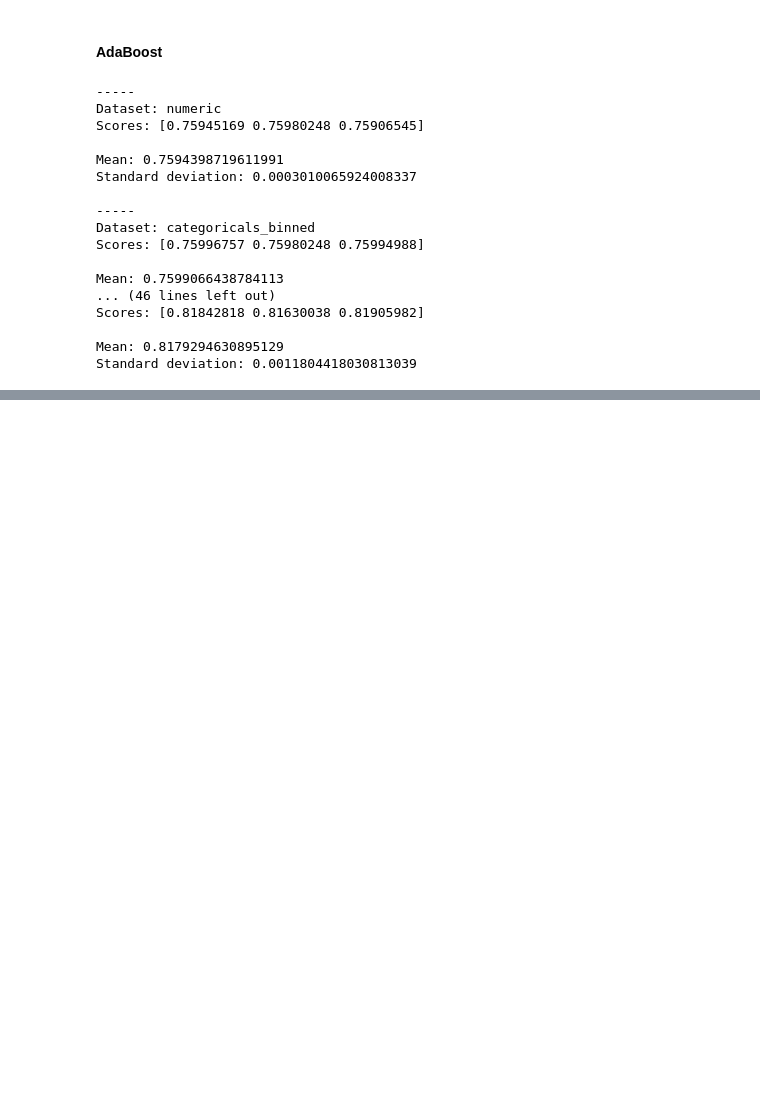
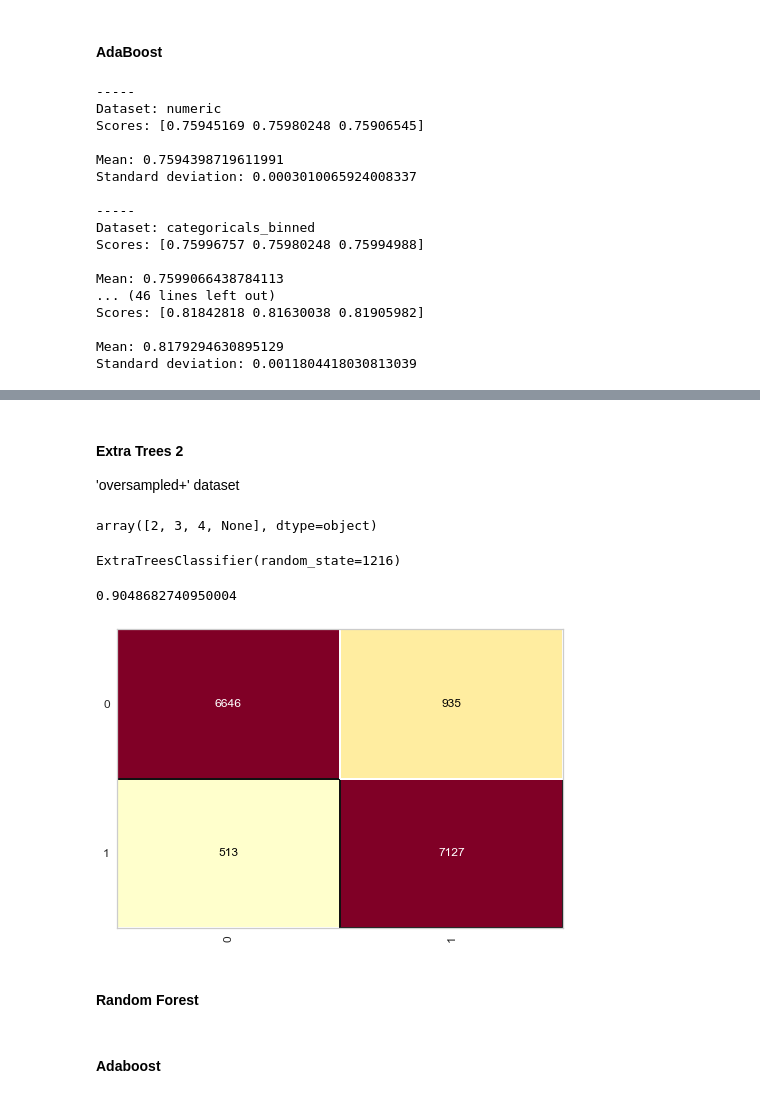
Before and after one commit to o-guilherme/IFSP-Proj-Sem2, a Jupyter notebook: Models Training.ipynb, the cells around one changed output, grey strips where cells are left out. Saved outputs shown, nothing was run; the diff lists cells and outputs as text; code cells hidden in the pictures; blank space fills up the shorter version.

```diff
--- a/Models Training.ipynb
+++ b/Models Training.ipynb
@@ -307,0 +323,26 @@ dtype: object
+# %% [markdown]
+#### Extra Trees 2
+'oversampled+' dataset
+# %%
+#Preparing the classifier
+extra_tree = ExtraTreesClassifier(random_state=1216)
+X, y = df_splitter(datasets['oversampled+'])
+X_train, X_test, y_train, y_test = train_test_split(X, y, test_size=0.2, random_state=1216)
+# %% [output]
+array([2, 3, 4, None], dtype=object)
+# %%
+#Testing the oversampled- dataset first
+extra_tree = ExtraTreesClassifier(random_state=1216)
+
+xtrees.fit(X_train,y_train)
+# %% [output]
+ExtraTreesClassifier(random_state=1216)
+# %%
+predictions = xtrees.predict(X_test)
+confusion = confusion_matrix(y_test, predictions)
+cm = ConfusionMatrix(xtrees)
+cm.fit(X_train, y_train)
+cm.score(X_test, y_test)
+# %% [output]
+0.9048682740950004
+[figure, added]
@@ -307,0 +367,4 @@ dtype: object
+# %% [markdown]
+#### Random Forest
+# %% [markdown]
+#### Adaboost
```
Also changed, not shown: parts of 24 cells of this notebook.
